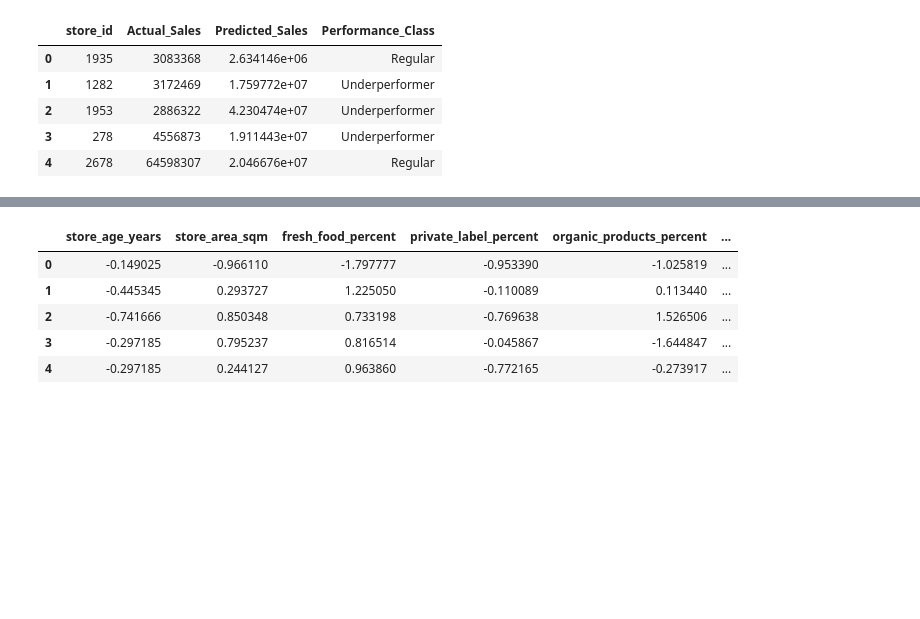
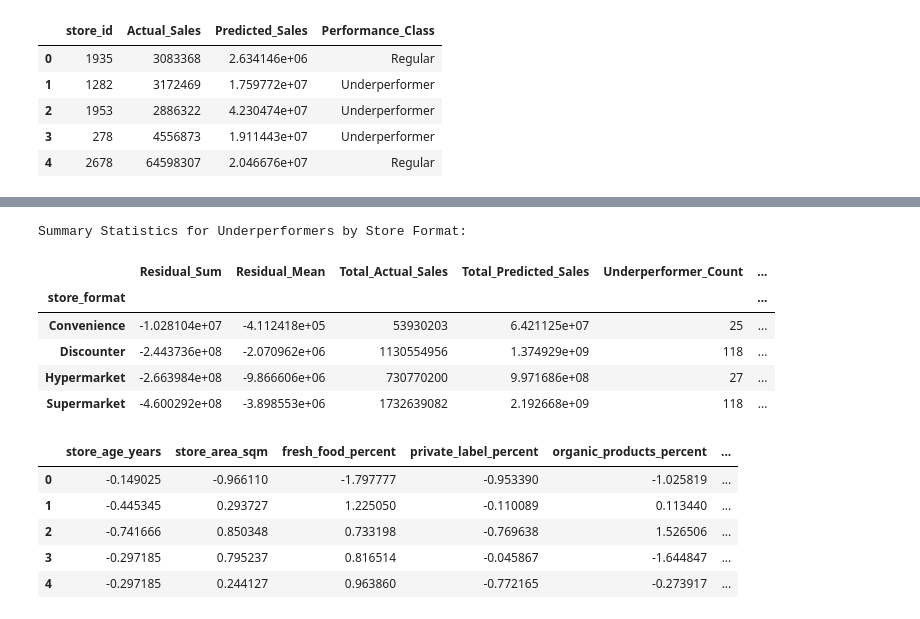
Before and after one commit to FjodorGit/stratathon, a Jupyter notebook: Colab Notebooks/Team 2/Analytics_Task_Team2.ipynb, the cells around one changed output, grey strips where cells are left out. Saved outputs shown, nothing was run; the diff lists cells and outputs as text; code cells hidden in the pictures; blank space fills up the shorter version.

```diff
--- a/Colab Notebooks/Team 2/Analytics_Task_Team2.ipynb
+++ b/Colab Notebooks/Team 2/Analytics_Task_Team2.ipynb
@@ -663,3 +681,38 @@ performance_rf_info[['store_id', 'Actual_Sales', 'Predicted_Sales', 'Performance
+# %%
+import pandas as pd
+
+# Filter for underperforming stores only.
+under_df = performance_rf_info[performance_rf_info['Performance_Class'] == 'Underperformer']
+
+# Group by store_format and calculate summary statistics.
+grouped = under_df.groupby('store_format').agg({
+    'Residual': ['sum', 'mean'],         # sum and average residuals
+    'Actual_Sales': 'sum',               # total actual sales
+    'Predicted_Sales': 'sum',            # total predicted sales
+    'store_id': 'nunique'                # count of underperforming stores
+})
+
+# Flatten the multi-level columns.
+grouped.columns = ['Residual_Sum', 'Residual_Mean', 'Total_Actual_Sales', 'Total_Predicted_Sales', 'Underperformer_Count']
+
+# Calculate percentage loss relative to total actual sales.
+# Since Residual = Actual - Predicted and underperformers have Actual < Predicted,
+# the absolute value of Residual_Sum represents total loss.
+grouped['Percentage_Loss_to_Actual'] = grouped['Residual_Sum'].abs() / grouped['Total_Actual_Sales'] * 100
+
+# Calculate average residual per underperforming store.
+grouped['Average_Residual_Per_Store'] = grouped['Residual_Sum'].abs() / grouped['Underperformer_Count']
+
+print("Summary Statistics for Underperformers by Store Format:")
+grouped
+# %% [output]
+Summary Statistics for Underperformers by Store Format:
+|  | Residual_Sum | Residual_Mean | Total_Actual_Sales | Total_Predicted_Sales | Underperformer_Count | ... |
+| store_format |  |  |  |  |  | ... |
+| Convenience | -1.028104e+07 | -4.112418e+05 | 53930203 | 6.421125e+07 | 25 | ... |
+| Discounter | -2.443736e+08 | -2.070962e+06 | 1130554956 | 1.374929e+09 | 118 | ... |
+| Hypermarket | -2.663984e+08 | -9.866606e+06 | 730770200 | 9.971686e+08 | 27 | ... |
+| Supermarket | -4.600292e+08 | -3.898553e+06 | 1732639082 | 2.192668e+09 | 118 | ... |
 # %%
 # --- Step 2: Prepare the Test Features for Merging ---
 # Here, we use the final test features used for modeling (X_test_final)
```
Also changed, not shown: parts of 2 cells of this notebook.
